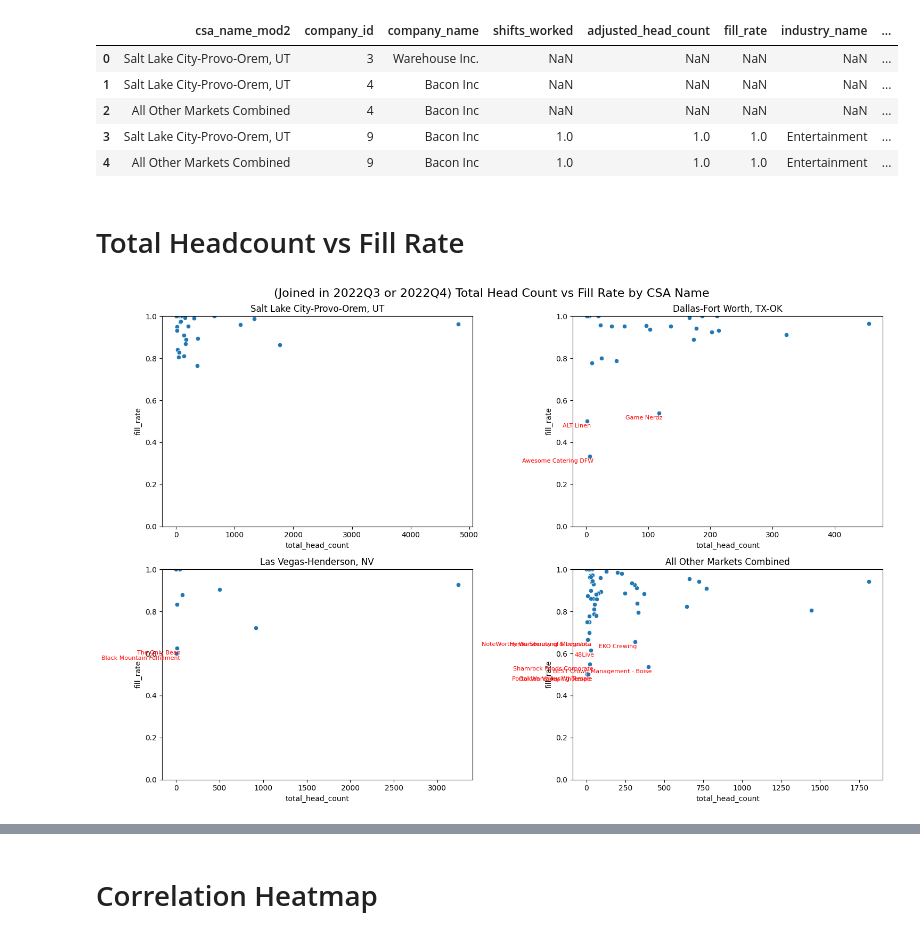
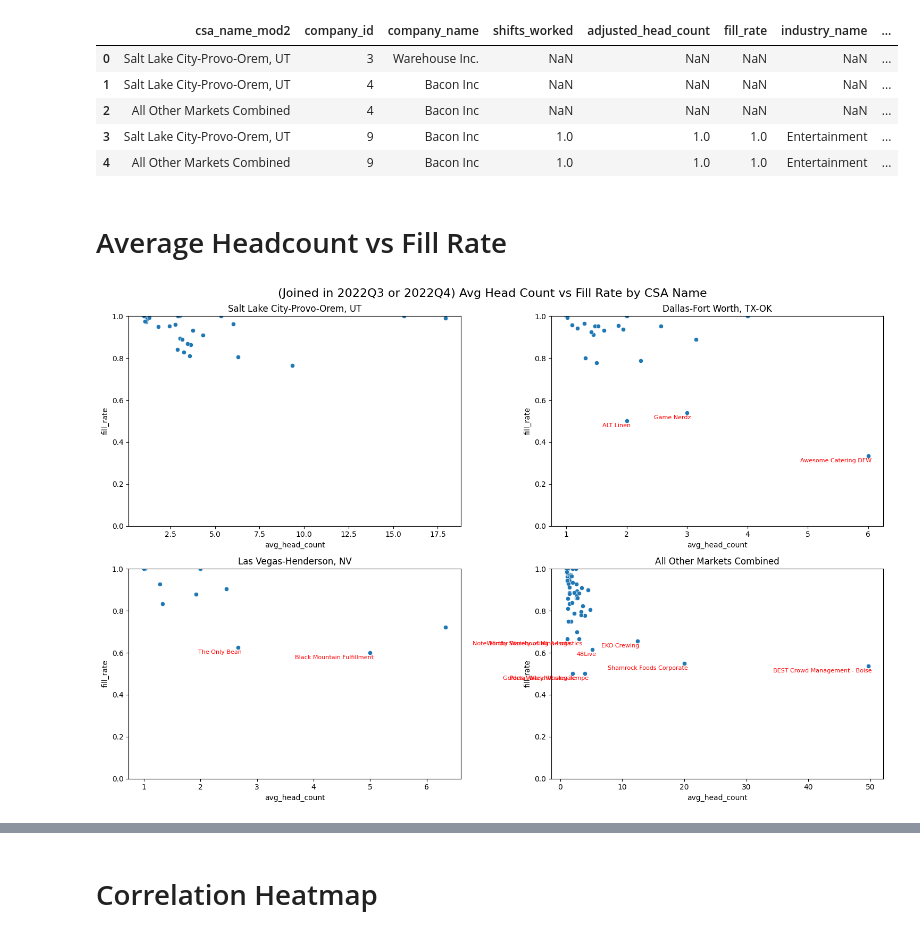
Before and after one commit to annleealbod/EDA_Nov_2023, a Jupyter notebook: visualizations2.ipynb, the cells around one changed output, grey strips where cells are left out. Cells and saved outputs as stored; diff of their text form; code cells hidden in the pictures.

```diff
--- a/visualizations2.ipynb
+++ b/visualizations2.ipynb
@@ -12,7 +12,7 @@ df.head()
 | 3 | Salt Lake City-Provo-Orem, UT | 9 | Bacon Inc | 1.0 | 1.0 | 1.0 | Entertainment | ... |
 | 4 | All Other Markets Combined | 9 | Bacon Inc | 1.0 | 1.0 | 1.0 | Entertainment | ... |
 # %% [markdown]
-# Total Headcount vs Fill Rate
+# Average Headcount vs Fill Rate
 # %%
 # Step 2: Filter the DataFrame
 filtered_df = df[((df['year_quarter_comp_start'] == '2022Q3') | (df['year_quarter_comp_start'] == '2022Q4')) &
@@ -23,14 +23,14 @@ plt.figure(figsize=(15, 10))  # Adjust the figure size as needed
 
 # Scatter plot for Salt Lake City-Provo-Orem, UT
 plt.subplot(2, 2, 1)
-sns.scatterplot(x='total_head_count', y='fill_rate', data=filtered_df[filtered_df['csa_name_mod2'] == 'Salt Lake City-Provo-Orem, UT'])
+sns.scatterplot(x='avg_head_count', y='fill_rate', data=filtered_df[filtered_df['csa_name_mod2'] == 'Salt Lake City-Provo-Orem, UT'])
 plt.title('Salt Lake City-Provo-Orem, UT')
 plt.ylim(0, 1)  # Set y-axis limits
 # Label points for 'Salt Lake City-Provo-Orem, UT'
 for index, row in filtered_df[filtered_df['csa_name_mod2'] == 'Salt Lake City-Provo-Orem, UT'].iterrows():
     if row['fill_rate'] < 0.7:
         plt.annotate(row['company_name'],
-                     xy=(row['total_head_count'], row['fill_rate']),
+                     xy=(row['avg_head_count'], row['fill_rate']),
                      xytext=(5, -10),  # Adjust the position of the label
                      textcoords='offset points',
                      ha='right', va='bottom',  # Adjust the alignment
@@ -38,14 +38,14 @@ for index, row in filtered_df[filtered_df['csa_name_mod2'] == 'Salt Lake City-Pr
 
 # Scatter plot for Dallas-Fort Worth, TX-OK
 plt.subplot(2, 2, 2)
-sns.scatterplot(x='total_head_count', y='fill_rate', data=filtered_df[filtered_df['csa_name_mod2'] == 'Dallas-Fort Worth, TX-OK'])
+sns.scatterplot(x='avg_head_count', y='fill_rate', data=filtered_df[filtered_df['csa_name_mod2'] == 'Dallas-Fort Worth, TX-OK'])
 plt.title('Dallas-Fort Worth, TX-OK')
 plt.ylim(0, 1)  # Set y-axis limits
 # Label points for 'Salt Lake City-Provo-Orem, UT'
 for index, row in filtered_df[filtered_df['csa_name_mod2'] == 'Dallas-Fort Worth, TX-OK'].iterrows():
     if row['fill_rate'] < 0.7:
         plt.annotate(row['company_name'],
-                     xy=(row['total_head_count'], row['fill_rate']),
+                     xy=(row['avg_head_count'], row['fill_rate']),
                      xytext=(5, -10),  # Adjust the position of the label
                      textcoords='offset points',
                      ha='right', va='bottom',  # Adjust the alignment
@@ -53,42 +53,42 @@ for index, row in filtered_df[filtered_df['csa_name_mod2'] == 'Dallas-Fort Worth
 
 # Scatter plot for Las Vegas-Henderson, NV
 plt.subplot(2, 2, 3)
-sns.scatterplot(x='total_head_count', y='fill_rate', data=filtered_df[filtered_df['csa_name_mod2'] == 'Las Vegas-Henderson, NV'])
+sns.scatterplot(x='avg_head_count', y='fill_rate', data=filtered_df[filtered_df['csa_name_mod2'] == 'Las Vegas-Henderson, NV'])
 plt.title('Las Vegas-Henderson, NV')
 plt.ylim(0, 1)  # Set y-axis limits
 for index, row in filtered_df[filtered_df['csa_name_mod2'] == 'Las Vegas-Henderson, NV'].iterrows():
     if row['fill_rate'] < 0.7:
         plt.annotate(row['company_name'],
-                     xy=(row['total_head_count'], row['fill_rate']),
+                     xy=(row['avg_head_count'], row['fill_rate']),
                      xytext=(5, -10),  # Adjust the position of the label
                      textcoords='offset points',
                      ha='right', va='bottom',  # Adjust the alignment
                      fontsize=8, color='red')
 
 # Scatter plot for All Other Markets Combined
 plt.subplot(2, 2, 4)
-sns.scatterplot(x='total_head_count', y='fill_rate', data=filtered_df[filtered_df['csa_name_mod2'] == 'All Other Markets Combined'])
+sns.scatterplot(x='avg_head_count', y='fill_rate', data=filtered_df[filtered_df['csa_name_mod2'] == 'All Other Markets Combined'])
 plt.title('All Other Markets Combined')
 plt.ylim(0, 1)  # Set y-axis limits
 for index, row in filtered_df[filtered_df['csa_name_mod2'] == 'All Other Markets Combined'].iterrows():
     if row['fill_rate'] < 0.7:
         plt.annotate(row['company_name'],
-                     xy=(row['total_head_count'], row['fill_rate']),
+                     xy=(row['avg_head_count'], row['fill_rate']),
                      xytext=(5, -10),  # Adjust the position of the label
                      textcoords='offset points',
                      ha='right', va='bottom',  # Adjust the alignment
                      fontsize=8, color='red')
 
 # Add a title to the entire set of graphs
-plt.suptitle('(Joined in 2022Q3 or 2022Q4) Total Head Count vs Fill Rate by CSA Name', fontsize=16)
+plt.suptitle('(Joined in 2022Q3 or 2022Q4) Avg Head Count vs Fill Rate by CSA Name', fontsize=16)
 
 # Adjust layout
 plt.tight_layout()
 
 # Show the plot
 plt.show()
 # %% [output]
-[figure, old version]
+[figure, new version]
 # %%
 # Step 2: Filter the DataFrame
 filtered_df = df[(df['year_quarter_comp_start'] < '2022Q3') & (df['csa_name_mod2'].isin(['Salt Lake City-Provo-Orem, UT', 'Dallas-Fort Worth, TX-OK', 'Las Vegas-Henderson, NV', 'All Other Markets Combined']))]
```
Also changed, not shown: parts of 1 cell of this notebook, 1 other file.
